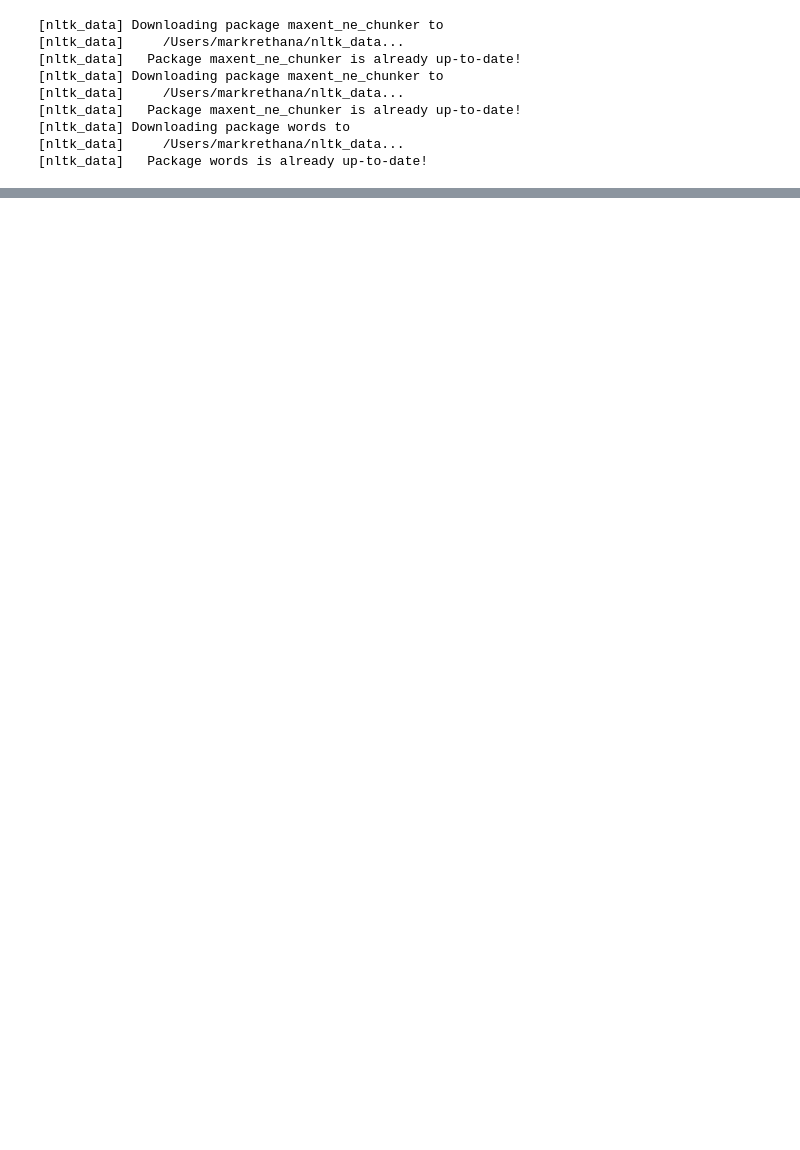
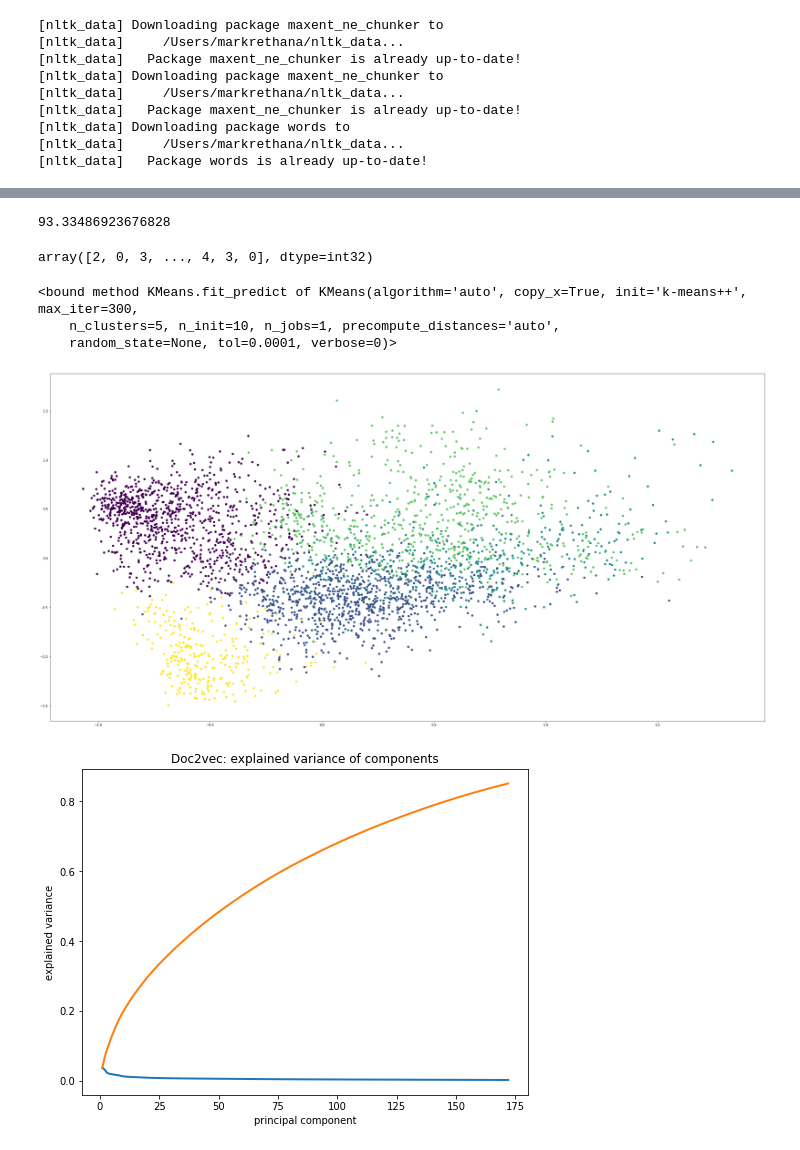
Before and after one commit to mrethana/news_bias_final, a Jupyter notebook: Jupyter_Testing/EDA.ipynb, the cells around one changed output, grey strips where cells are left out. Cells and saved outputs as stored; diff of their text form; code cells hidden in the pictures; blank space fills up the shorter version.

```diff
--- a/Jupyter_Testing/EDA.ipynb
+++ b/Jupyter_Testing/EDA.ipynb
@@ -450,0 +615,8 @@ box_plots(df,'subjectivity','Subjectivity', 45)
+# %%
+metrics.calinski_harabaz_score(vectorized_topics, labels)
+# %% [output]
+93.33486923676828
+# %%
+y_hat
+# %% [output]
+array([2, 0, 3, ..., 4, 3, 0], dtype=int32)
@@ -450,0 +627,42 @@ box_plots(df,'subjectivity','Subjectivity', 45)
+# %%
+# plt.scatter(X[:, 0], X[:, 1], c = y_hat, s = 25)
+cl_centers = k_means.cluster_centers_
+k_means.fit_predict
+# plt.scatter(cl_centers[:, 0], cl_centers[:, 1], c='black', s=100);
+# %% [output]
+<bound method KMeans.fit_predict of KMeans(algorithm='auto', copy_x=True, init='k-means++', max_iter=300,
+    n_clusters=5, n_init=10, n_jobs=1, precompute_distances='auto',
+    random_state=None, tol=0.0001, verbose=0)>
+# %%
+from sklearn.decomposition import PCA
+from matplotlib import pyplot
+
+vectorized_topics = pd.read_csv('../Archive_CSV/vectorized_topics.csv',index_col=0)
+subjects = df.main_subject.value_counts()
+adjust_vecs = vectorized_topics[(vectorized_topics.index.isin(list(subjects.index)))]
+
+X = adjust_vecs.iloc[:,:300]
+pca = PCA(n_components=172)
+result = pca.fit_transform(X)
+# create a scatter plot of the projection
+fig, ax = plt.subplots()
+fig.set_size_inches(40, 20)
+ax.scatter(result[:, 0], result[:, 1], c=adjust_vecs.cluster)
+words = list(adjust_vecs.index)
+# for i, word in enumerate(words):
+#     text = ax.annotate(word, xy=(result[i, 0], result[i, 1]))
+#     text.set_fontsize(20)
+x_values = range(1, pca.n_components_+1)
+ratio = pca.explained_variance_ratio_
+def plot_explained_variance(total_features,exp_variance_ratio):
+    fig, ax = plt.subplots(figsize=(8,6))
+    ax.plot(total_features, exp_variance_ratio, lw=2, label='explained variance')
+    ax.plot(total_features, np.cumsum(exp_variance_ratio), lw=2, label='cumulative explained variance')
+    ax.set_title('Doc2vec: explained variance of components')
+    ax.set_xlabel('principal component')
+    ax.set_ylabel('explained variance')
+    plt.show()
+plot_explained_variance(x_values,ratio)
+# %% [output]
+[figure, added]
+[figure, added]
```
Also changed, not shown: parts of 104 cells of this notebook, 2 other files.
